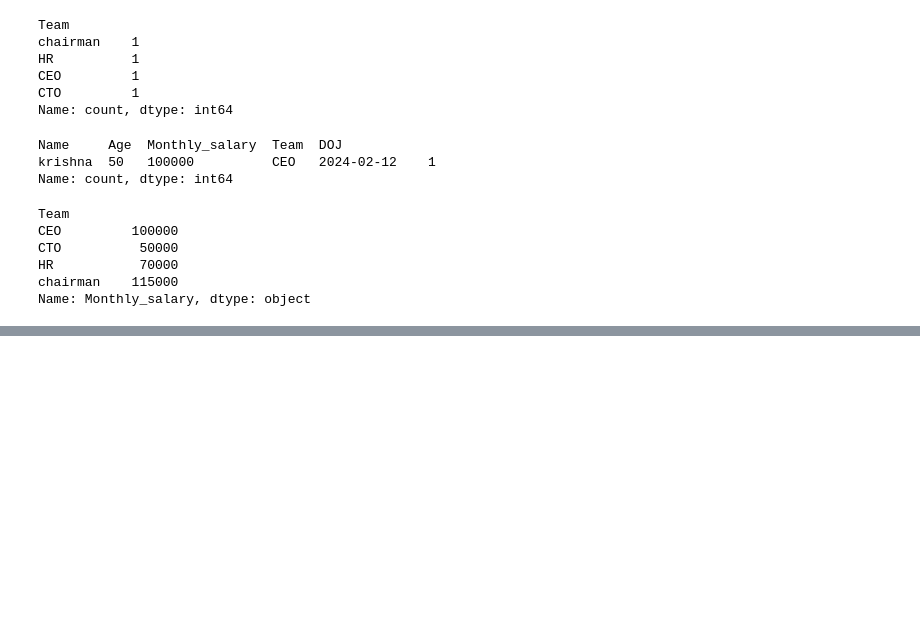
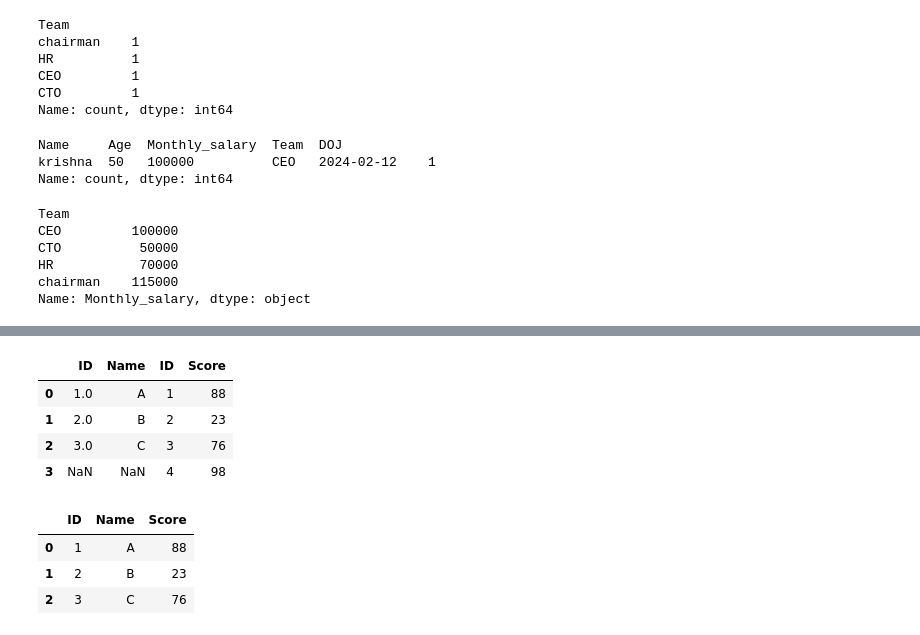
Before and after one commit to kaflebiplob/ML_BASICS, a Jupyter notebook: pandas_basic/pandas_basic_test.ipynb, the cells around one changed output, grey strips where cells are left out. Cells and saved outputs as stored; diff of their text form; code cells hidden in the pictures; blank space fills up the shorter version.

```diff
--- a/pandas_basic/pandas_basic_test.ipynb
+++ b/pandas_basic/pandas_basic_test.ipynb
@@ -499,0 +534,16 @@ TypeError: agg function failed [how->mean,dtype->object]
+# %%
+pd.concat([df1,df2],axis=1) # horizontal,column level,side on side
+# %% [output]
+|  | ID | Name | ID | Score |
+| 0 | 1.0 | A | 1 | 88 |
+| 1 | 2.0 | B | 2 | 23 |
+| 2 | 3.0 | C | 3 | 76 |
+| 3 | NaN | NaN | 4 | 98 |
+# %%
+#  merge = join
+pd.merge(df1,df2,how='inner',on='ID')
+# %% [output]
+|  | ID | Name | Score |
+| 0 | 1 | A | 88 |
+| 1 | 2 | B | 23 |
+| 2 | 3 | C | 76 |
```
Also changed, not shown: parts of 4 cells of this notebook.
